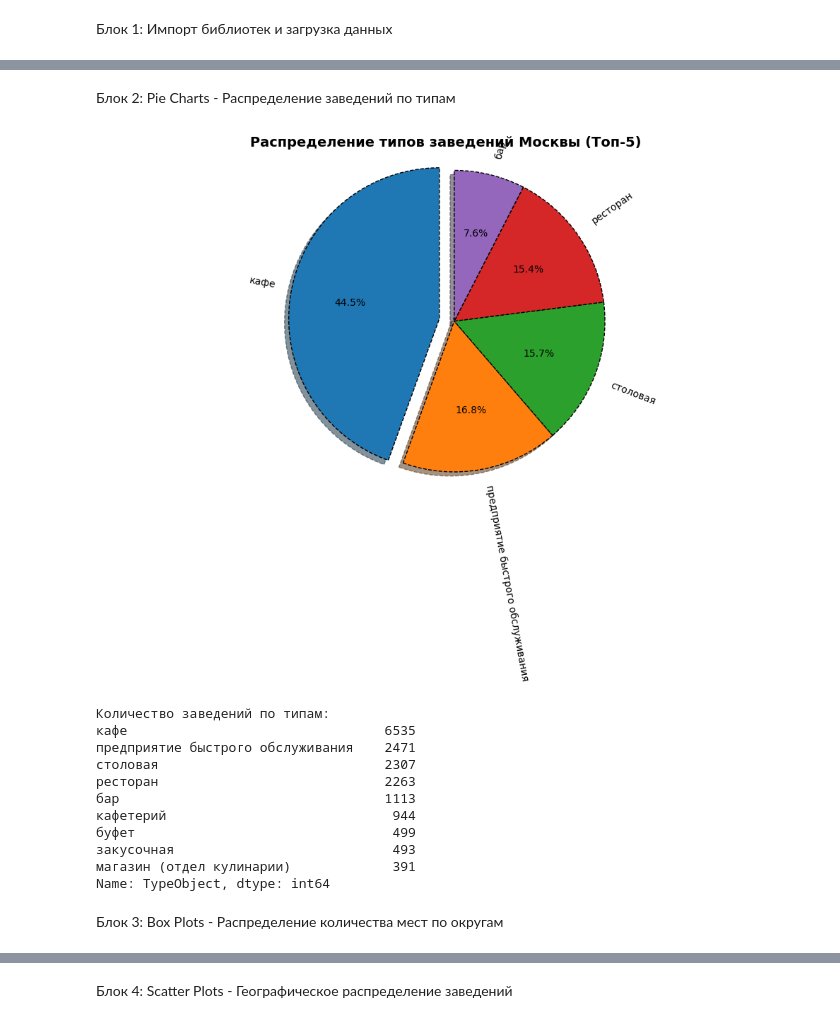
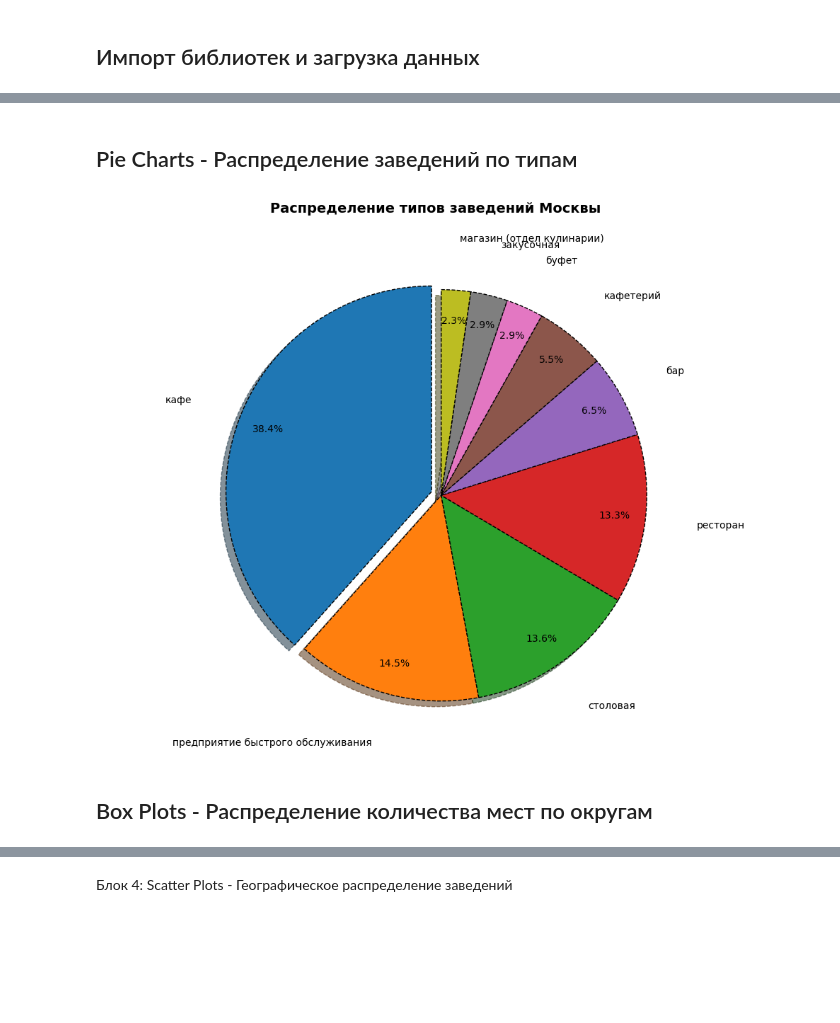
Before and after one commit to SARWX/SPPR, a Jupyter notebook: lab2/sppr_2.ipynb, the cells around one changed output, grey strips where cells are left out. Saved outputs shown, nothing was run; the diff lists cells and outputs as text; code cells hidden in the pictures; blank space fills up the shorter version.

```diff
--- a/lab2/sppr_2.ipynb
+++ b/lab2/sppr_2.ipynb
@@ -1,5 +1,5 @@
 # %% [markdown]
-Блок 1: Импорт библиотек и загрузка данных
+## Импорт библиотек и загрузка данных
 # %%
 import pandas as pd
 import numpy as np
@@ -44,46 +44,40 @@ Data columns (total 15 columns):
 dtypes: float64(2), int64(3), object(10)
 memory usage: 1.9+ MB
 # %% [markdown]
-Блок 2: Pie Charts - Распределение заведений по типам
+## Pie Charts - Распределение заведений по типам
 # %%
-# Задание 1: Pie Charts - Типы заведений Москвы
+import numpy as np
+import matplotlib.pyplot as plt
+
 type_counts = df['TypeObject'].value_counts()
 
-# Создаем данные для диаграммы
-vals = type_counts.values[:5]  # Берем топ-5 типов заведений
-labels = type_counts.index[:5]
+vals = type_counts.values
+labels = type_counts.index
 
-# Выделяем самый популярный тип
-explode = (0.1, 0, 0, 0, 0)
+explode = [0.05 if i == 0 else 0 for i in range(len(vals))]  # Например, выделяем первый сектор
 
 fig, ax = plt.subplots(figsize=(10, 8))
-ax.pie(vals, labels=labels, autopct='%1.1f%%', shadow=True, explode=explode,
-       wedgeprops={'linewidth': 1, 'linestyle': '--', 'edgecolor': 'black'},
-       rotatelabels=True, startangle=90)
 
-ax.set_title('Распределение типов заведений Москвы (Топ-5)', fontsize=14, fontweight='bold')
+wedges, texts, autotexts = ax.pie(
+    vals,
+    labels=labels,
+    autopct='%1.1f%%',
+    shadow=True,
+    explode=explode,
+    wedgeprops={'linewidth': 1, 'linestyle': '--', 'edgecolor': 'black'},
+    startangle=90,
+    pctdistance=0.85,
+    labeldistance=1.25
+)
+
+ax.set_title('Распределение типов заведений Москвы\n\n\n', fontsize=14, fontweight='bold')
 ax.axis('equal')
 plt.tight_layout()
 plt.show()
-
-# Выводим статистику
-print("Количество заведений по типам:")
-print(type_counts)
 # %% [output]
-[figure, old version]
+[figure, new version]
-Количество заведений по типам:
-кафе                                 6535
-предприятие быстрого обслуживания    2471
-столовая                             2307
-ресторан                             2263
-бар                                  1113
-кафетерий                             944
-буфет                                 499
-закусочная                            493
-магазин (отдел кулинарии)             391
-Name: TypeObject, dtype: int64
 # %% [markdown]
-Блок 3: Box Plots - Распределение количества мест по округам
+## Box Plots - Распределение количества мест по округам
 # %%
 # Задание 2: Box Plots - Количество мест по административным округам
 plt.figure(figsize=(12, 8))
```
Also changed, not shown: parts of 4 cells of this notebook.
